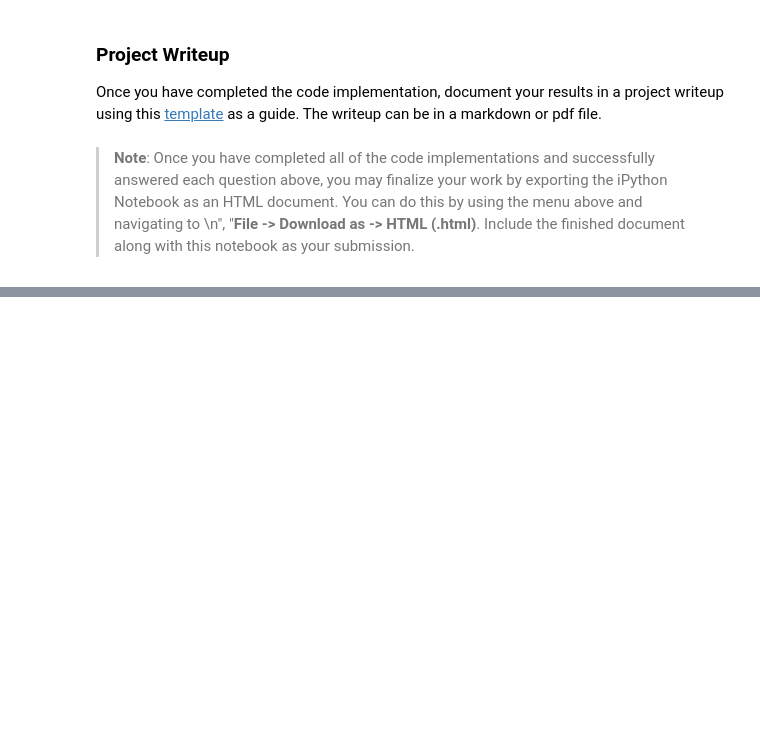
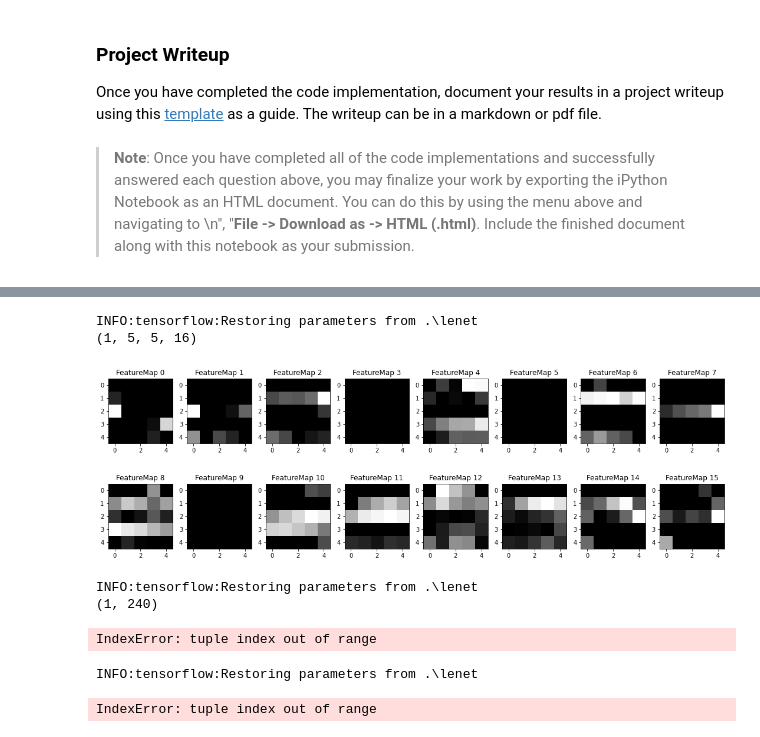
Before and after one commit to shlok-agarwal/Traffic-Sign-Classifier, a Jupyter notebook: Traffic_Sign_Classifier.ipynb, the cells around one changed output, grey strips where cells are left out. Drawn from its saved outputs; the diff is of its cells as text; code cells hidden in the pictures; blank space fills up the shorter version.

```diff
--- a/Traffic_Sign_Classifier.ipynb
+++ b/Traffic_Sign_Classifier.ipynb
@@ -568,3 +564,21 @@ Looking just at the first row we get `[ 0.34763842,  0.24879643,  0.12789202]`,
 # %%
 ### Print out the top five softmax probabilities for the predictions on the German traffic sign images found on the web.
 ### Feel free to use as many code cells as needed.
+
+soft = tf.nn.softmax(logits)
+
+def get_top_softmax(X_data, k = 5):
+    sess = tf.get_default_session()
+    soft_all = sess.run(soft, feed_dict={x: [X_data]})
+    soft_k = tf.nn.top_k(soft_all, k)
+    return sess.run(soft_k)
+
+
+with tf.Session() as sess:
+    saver.restore(sess, tf.train.latest_checkpoint('.'))
+    print("")
+    for image in my_images:
+        a = get_top_softmax(image)
+        print("Top 5 predicted labels", a.indices)
+        print("Top 5 predicted softmax probabilities",a.values)
+        print("")
@@ -625,0 +679,32 @@ def outputFeatureMap(image_input, tf_activation, activation_min=-1, activation_m
+# %%
+with tf.Session() as sess:
+    # Convolution (layer 2 after maxpool operation)
+    saver.restore(sess, tf.train.latest_checkpoint('.'))
+    conv2_pool = sess.graph.get_tensor_by_name('conv2_pool:0')
+    outputFeatureMap(test_image, conv2_pool)
+    #plt.savefig('05-conv1.png')
+# %% [output]
+INFO:tensorflow:Restoring parameters from .\lenet
+(1, 5, 5, 16)
+[figure, added]
+# %%
+with tf.Session() as sess:
+    # Convolution (layer 2 after maxpool operation)
+    saver.restore(sess, tf.train.latest_checkpoint('.'))
+    fc1_relu = sess.graph.get_tensor_by_name('fc1_relu:0')
+    outputFeatureMap(test_image, fc1_relu)
+    #plt.savefig('05-conv1.png')
+# %% [output]
+INFO:tensorflow:Restoring parameters from .\lenet
+(1, 240)
+IndexError: tuple index out of range
+# %%
+with tf.Session() as sess:
+    # Convolution (layer 1 after maxpool operation)
+    saver.restore(sess, tf.train.latest_checkpoint('.'))
+    fc2_relu = sess.graph.get_tensor_by_name('fc2_relu:0')
+    outputFeatureMap(test_image, fc2_relu)
+    #plt.savefig('05-conv1.png')
+# %% [output]
+INFO:tensorflow:Restoring parameters from .\lenet
+IndexError: tuple index out of range
```
Also changed, not shown: parts of 16 cells of this notebook.
